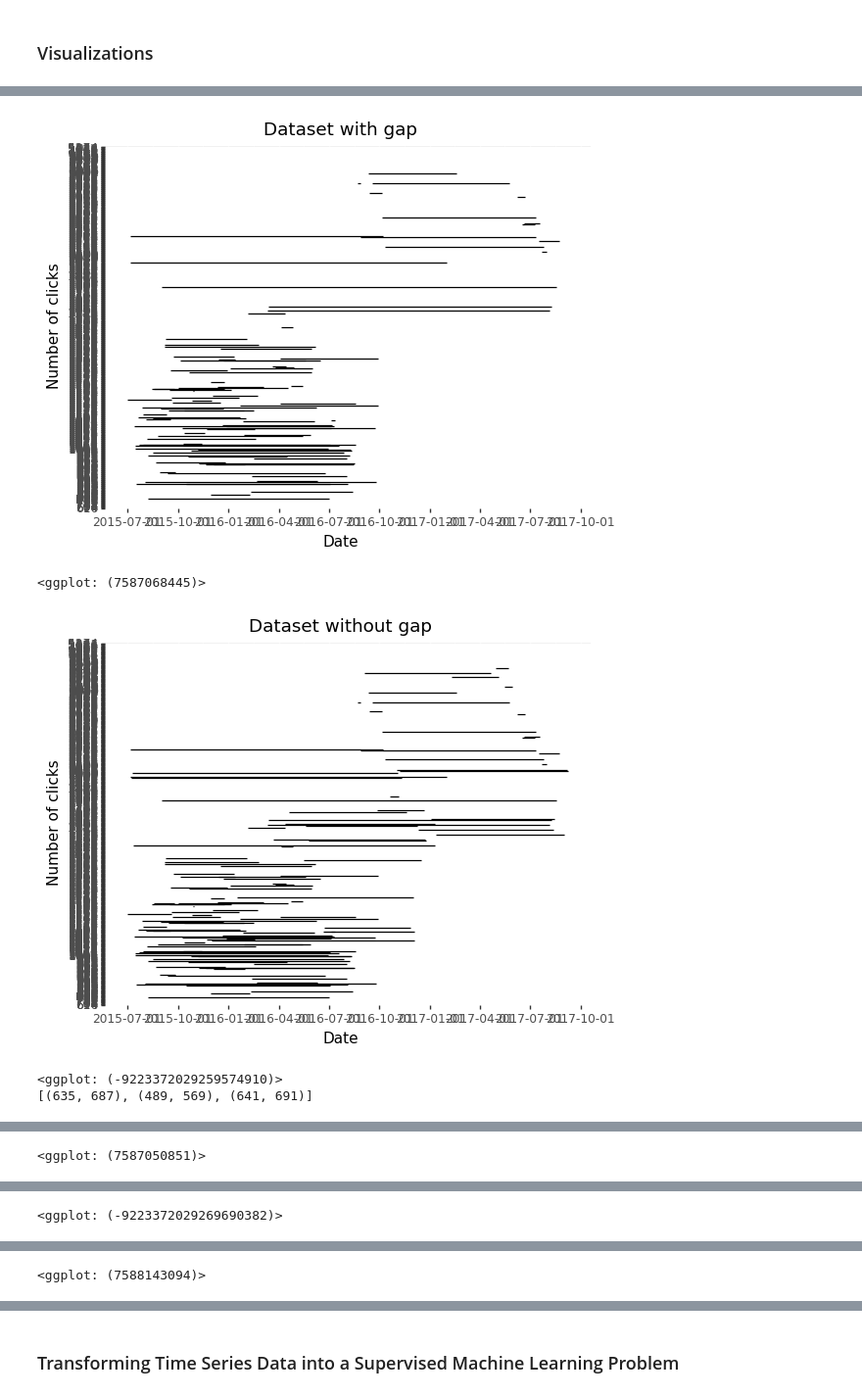
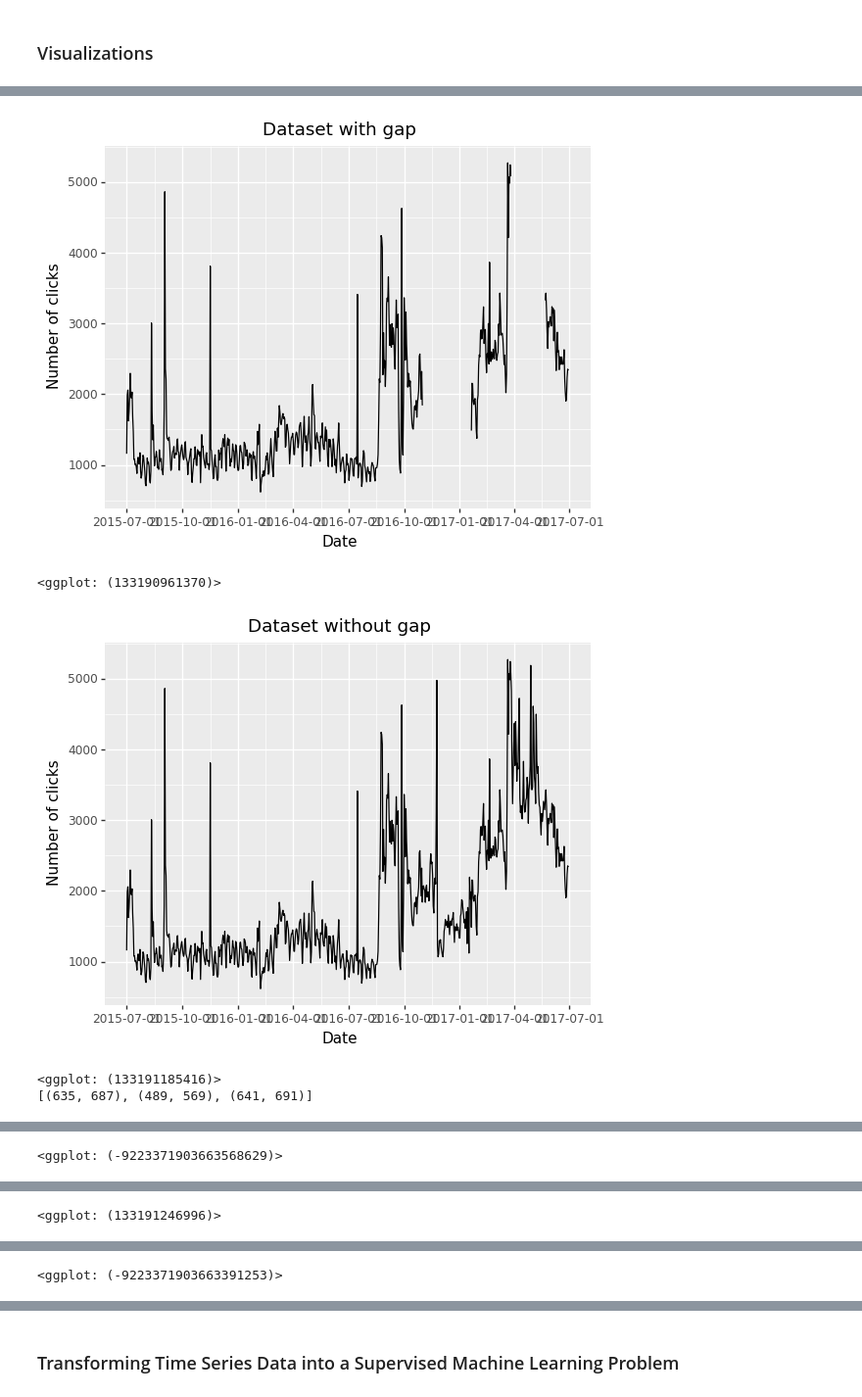
Before and after one commit to gentrexha/energy_efficient_ds, a Jupyter notebook: Assignment P3/notebooks/Assignment_P3_WebTraffic_LSTM.ipynb, the cells around one changed output, grey strips where cells are left out. Shown: that part at 98% size. Cells and saved outputs as stored; diff of their text form; code cells hidden in the pictures.

Commit message:
Added images.

```diff
--- a/Assignment P3/notebooks/Assignment_P3_WebTraffic_LSTM.ipynb
+++ b/Assignment P3/notebooks/Assignment_P3_WebTraffic_LSTM.ipynb
@@ -31,16 +31,19 @@ else:
 def parse(x):
     return datetime.strptime(x, '%Y %m %d %H')
 
-df = pd.read_csv(data_path / 'web_traffic_wikipedia_tiny.csv', date_parser=parse)
+df = pd.read_csv(data_path / 'web_traffic_wikipedia_tiny.csv')
 df = df.transpose()
+
 df = df.rename(columns=df.iloc[0]).drop(df.index[0])
 df.reset_index(level=0, inplace=True)
 df = df.rename(index=str, columns={"index": "date"})
-df['date'] =  pd.to_datetime(df['date'],
-                              format='%Y %m %d')
-# Select only 2 columns and rename them for quickstart example
-df = df[['date','Google_zh.wikipedia.org_all-access_all-agents']]
+df['date'] = pd.to_datetime(df['date'], infer_datetime_format=True)
+
 df = df.rename(index=str, columns={"Google_zh.wikipedia.org_all-access_all-agents": "y"})
 df = df.set_index('date')
-df.head()
+
+# Mark all NA values with 0
+df['y'].fillna(0, inplace=True)
+
+display(df.head())
 # %% [output]
@@ -57,7 +61,8 @@ from copy import deepcopy
 
 # Select only temp and first year for forecast
 df_pred = deepcopy(df)
-print(df_pred.head())
+df_pred = df.loc[:, ['y']]
+df_pred = df_pred.iloc[0:2*365]
 
 def create_gap(df, number_of_gaps: int = 1, seed: int = None):
     """Creates a artificial made gap in the first column of the dataset with a size from 50-100.
@@ -95,5 +100,3 @@ def create_gap(df, number_of_gaps: int = 1, seed: int = None):
 
 
 df_gap, gap_ranges = create_gap(df_pred, number_of_gaps=3, seed=10)
-print(gap_ranges)
-print(df_gap.iloc[630:700])
@@ -129,36 +118,35 @@ print(g1)
 # df_gap
 g1 = ggplot(df_gap,
             aes('df_gap.index', 'y')) + \
             geom_line() + labs(x='Date', y='Number of clicks', title='Dataset with gap')
-gg
 print(g1)
 
 # df_pred
 g2 = ggplot(df_pred,
             aes('df_pred.index', 'y')) + \
             geom_line() + labs(x='Date', y='Number of clicks', title='Dataset without gap')
 print(g2)
 
 one_month_interval = 5
 print(gap_ranges)
 # Zoomed in version of df_gap
 for i, gap_range in enumerate(gap_ranges):
     dataset = df_gap.iloc[gap_range[0] - one_month_interval : gap_range[1] + one_month_interval]
 
     g3 = ggplot(dataset,
                 aes('dataset.index', 'y', group=1)) + \
                 geom_line() + labs(x='Date', y='Number of clicks', title='Zoomed in to the {} gap of dataset'.format(i))
     print(g3)
 
     # Zoomed in version of df_pred
     dataset = df_pred.iloc[gap_range[0]-one_month_interval : gap_range[1] + one_month_interval]
     g4 = ggplot(dataset,
                 aes('dataset.index', 'y')) + \
                 geom_line() + labs(x='Date', y='Number of clicks', title='Zoomed in to the part {} of dataset without gap'.format(i))
     print(g4)
 # %% [output]
-[figure, old version]
+[figure, new version]
-<ggplot: (7587068445)>
+<ggplot: (133190961370)>
-[figure, old version]
+[figure, new version]
-<ggplot: (-9223372029259574910)>
+<ggplot: (133191185416)>
 [(635, 687), (489, 569), (641, 691)]
@@ -166 +154 @@ for i, gap_range in enumerate(gap_ranges):
-<ggplot: (7587050851)>
+<ggplot: (-9223371903663568629)>
@@ -168 +156 @@ for i, gap_range in enumerate(gap_ranges):
-<ggplot: (-9223372029269690382)>
+<ggplot: (133191246996)>
@@ -170 +158 @@ for i, gap_range in enumerate(gap_ranges):
-<ggplot: (7588143094)>
+<ggplot: (-9223371903663391253)>
```
Also changed, not shown: parts of 11 cells of this notebook, 6 other files.
